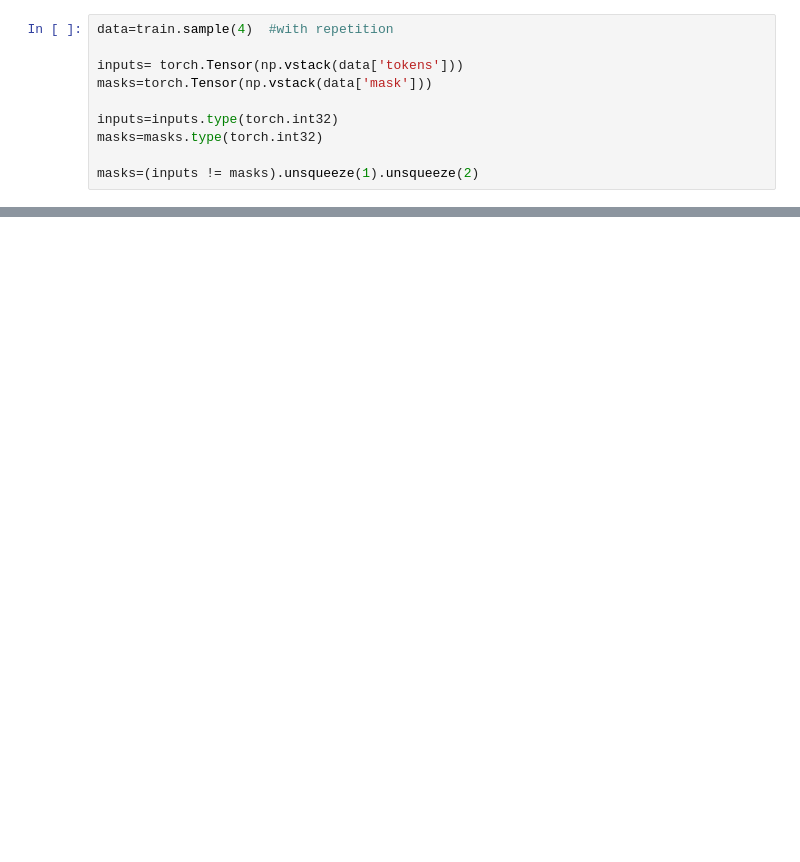
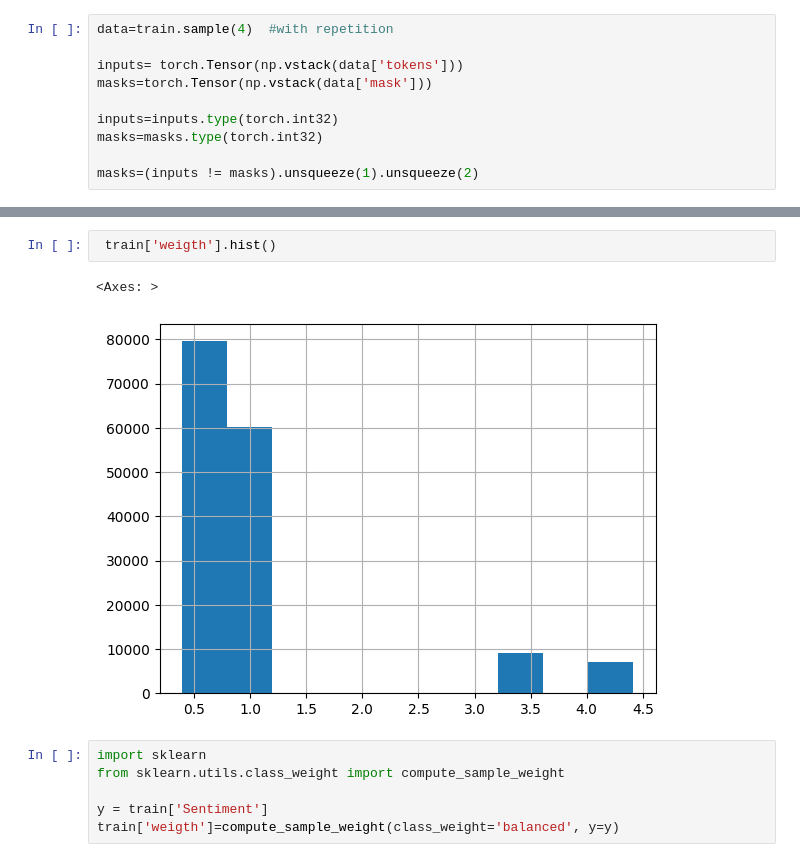
Before and after one commit to leonorsilva/projecto, a Jupyter notebook: Welcome_To_Colaboratory.ipynb, the cells around one changed output, grey strips where cells are left out. Drawn from its saved outputs; the diff is of its cells as text; blank space fills up the shorter version.

```diff
--- a/Welcome_To_Colaboratory.ipynb
+++ b/Welcome_To_Colaboratory.ipynb
@@ -412,3 +390,14 @@ tensor([[0.1578, 0.2619, 0.1794, 0.1574, 0.2436],
+# %%
+ train['weigth'].hist()
+# %% [output]
+<Axes: >
+[figure, added]
+# %%
+import sklearn
+from sklearn.utils.class_weight import compute_sample_weight
+
+y = train['Sentiment']
+train['weigth']=compute_sample_weight(class_weight='balanced', y=y)
 # %%
 import torch.optim as optim
 import torch.nn.functional as F
```
Also changed, not shown: parts of 11 cells of this notebook.
